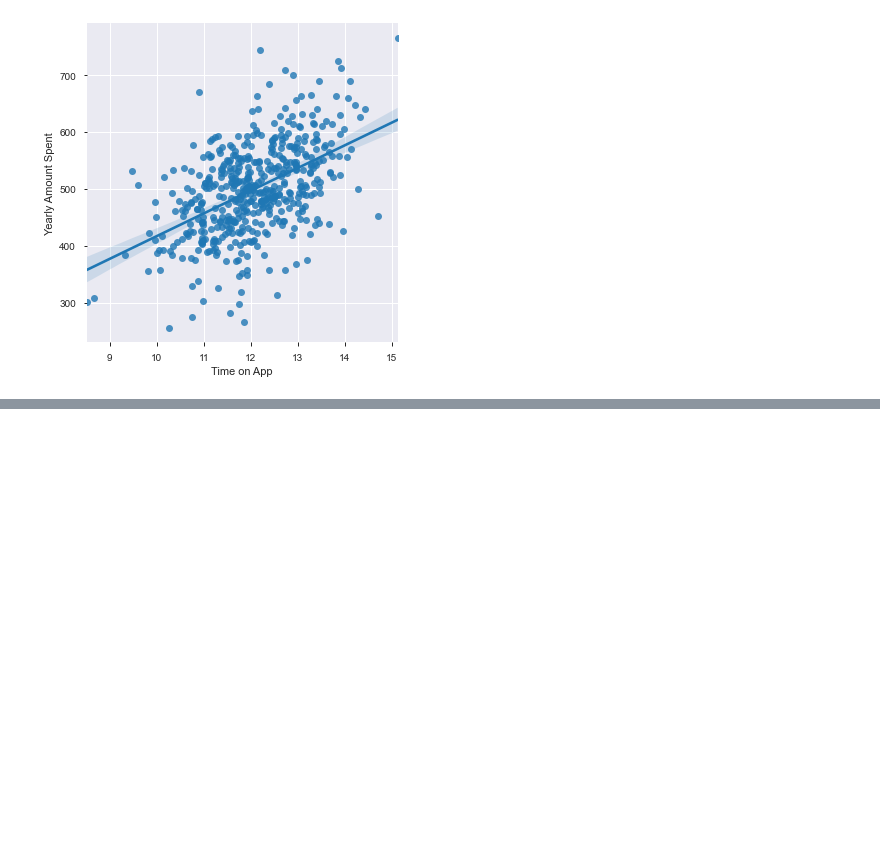
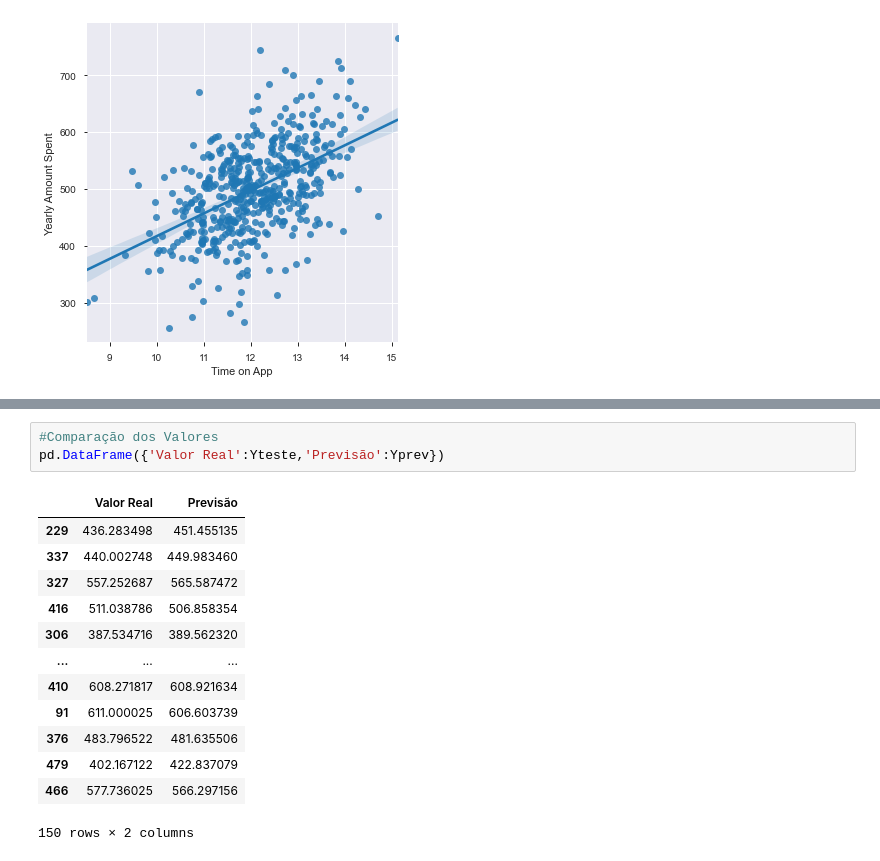
Before and after one commit to luizabamorim/Algoritmos-de-Machine-Learning, a Jupyter notebook: Regressão Linear/Ecommerce_Reg_Linear.ipynb, the cells around one changed output, grey strips where cells are left out. Saved outputs shown, nothing was run; the diff lists cells and outputs as text; blank space fills up the shorter version.

```diff
--- a/Regressão Linear/Ecommerce_Reg_Linear.ipynb
+++ b/Regressão Linear/Ecommerce_Reg_Linear.ipynb
@@ -221,0 +322,17 @@ plt.show()
+# %%
+#Comparação dos Valores
+pd.DataFrame({'Valor Real':Yteste,'Previsão':Yprev})
+# %% [output]
+|  | Valor Real | Previsão |
+| 229 | 436.283498 | 451.455135 |
+| 337 | 440.002748 | 449.983460 |
+| 327 | 557.252687 | 565.587472 |
+| 416 | 511.038786 | 506.858354 |
+| 306 | 387.534716 | 389.562320 |
+| ... | ... | ... |
+| 410 | 608.271817 | 608.921634 |
+| 91 | 611.000025 | 606.603739 |
+| 376 | 483.796522 | 481.635506 |
+| 479 | 402.167122 | 422.837079 |
+| 466 | 577.736025 | 566.297156 |
+150 rows × 2 columns
```
Also changed, not shown: parts of 24 cells of this notebook.
